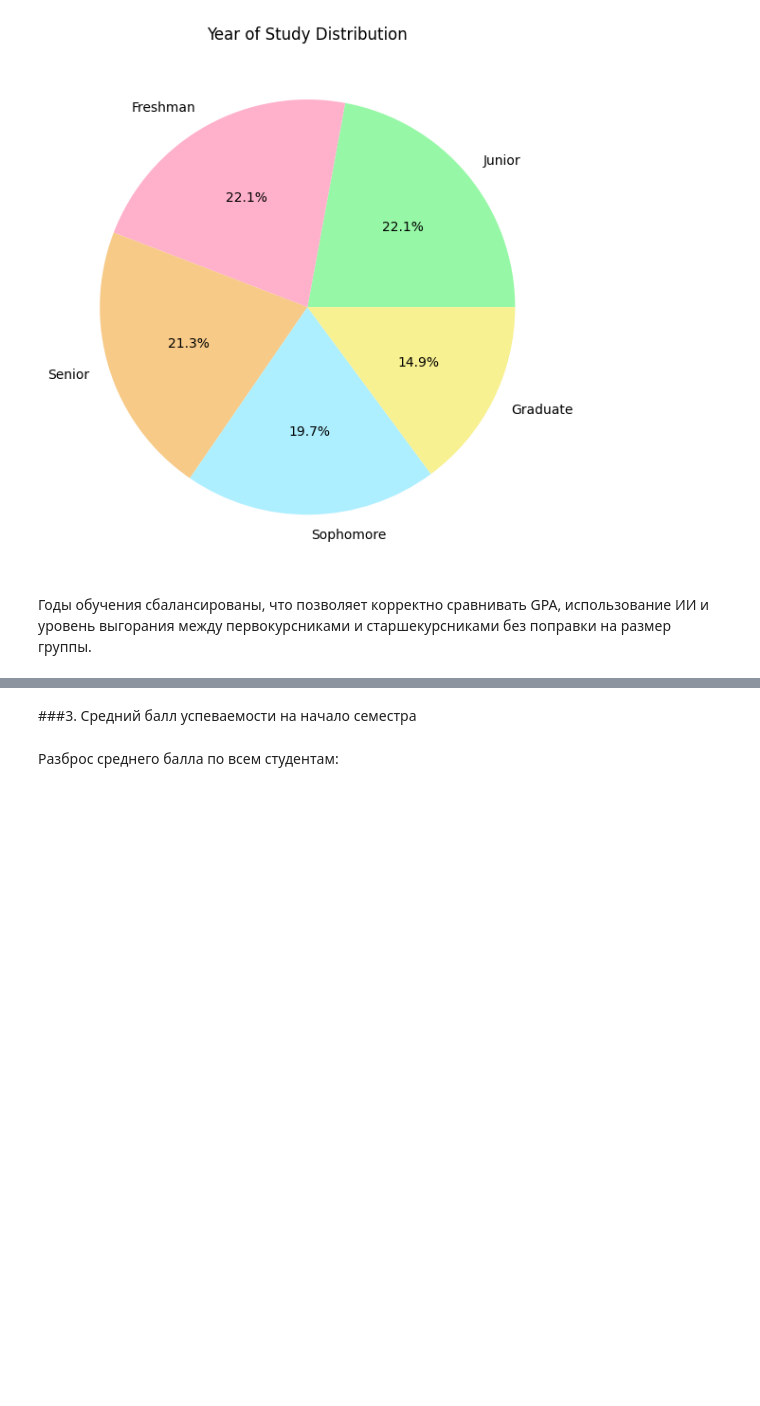
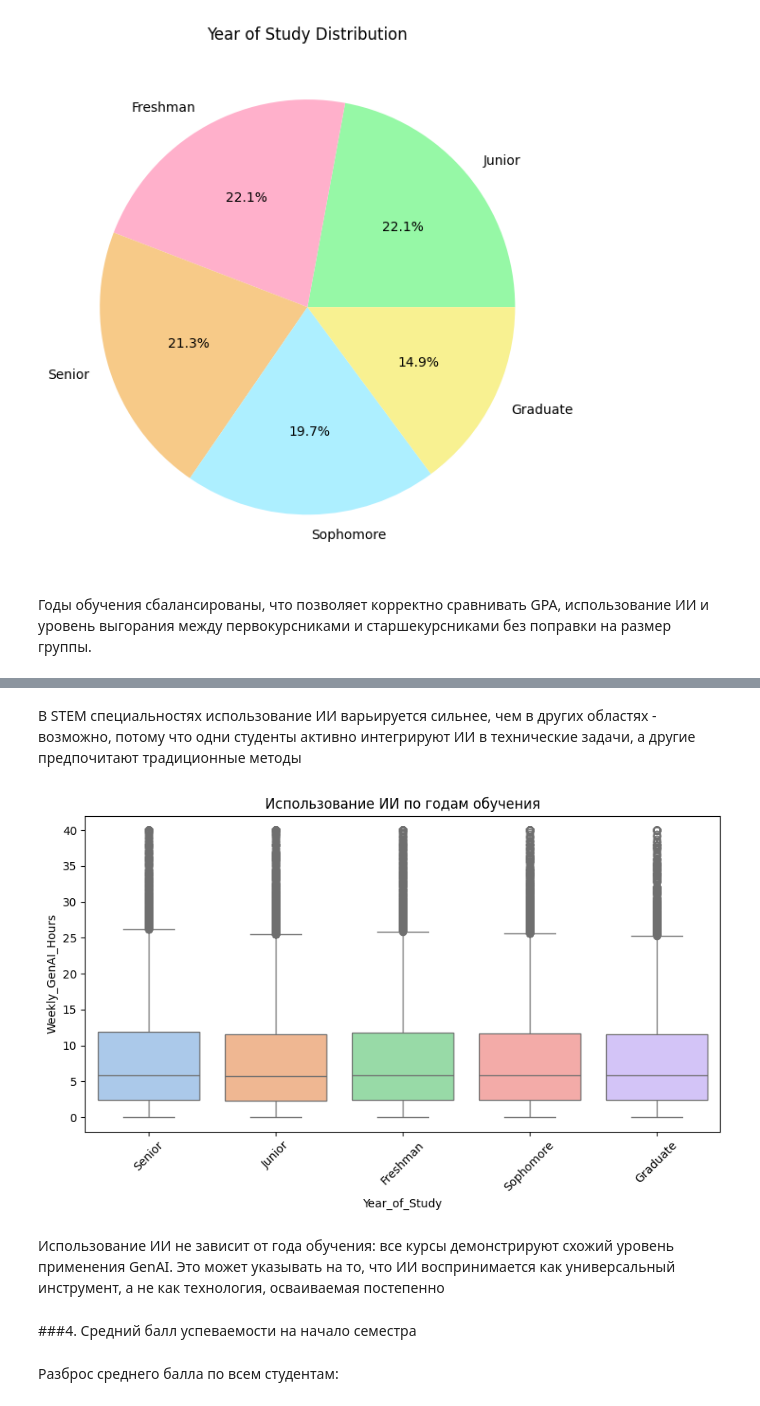
Before and after one commit to AnastasiaDolotova/ai-student-impact, a Jupyter notebook: ai_student_impact.ipynb, the cells around one changed output, grey strips where cells are left out. Saved outputs shown, nothing was run; the diff lists cells and outputs as text; code cells hidden in the pictures; blank space fills up the shorter version.

```diff
--- a/ai_student_impact.ipynb
+++ b/ai_student_impact.ipynb
@@ -122,5 +166,17 @@ plt.tight_layout()
+# %% [markdown]
+В STEM специальностях использование ИИ варьируется сильнее, чем в других областях - возможно, потому что одни студенты активно интегрируют ИИ в технические задачи, а другие предпочитают традиционные методы
+# %%
+plt.figure(figsize=(10, 5))
+sns.boxplot(data=df, x='Year_of_Study', y='Weekly_GenAI_Hours', hue='Year_of_Study', palette='pastel')
+plt.title('Использование ИИ по годам обучения')
+plt.xticks(rotation=45)
+plt.show()
+# %% [output]
+[figure, added]
+# %% [markdown]
+Использование ИИ не зависит от года обучения: все курсы демонстрируют схожий уровень применения GenAI. Это может указывать на то, что ИИ воспринимается как универсальный инструмент, а не как технология, осваиваемая постепенно
 # %% [markdown]
-###3. Средний балл успеваемости на начало семестра
+###4. Средний балл успеваемости на начало семестра
 # %% [markdown]
 Разброс среднего балла по всем студентам:
 # %%
```
Also changed, not shown: parts of 8 cells of this notebook.
